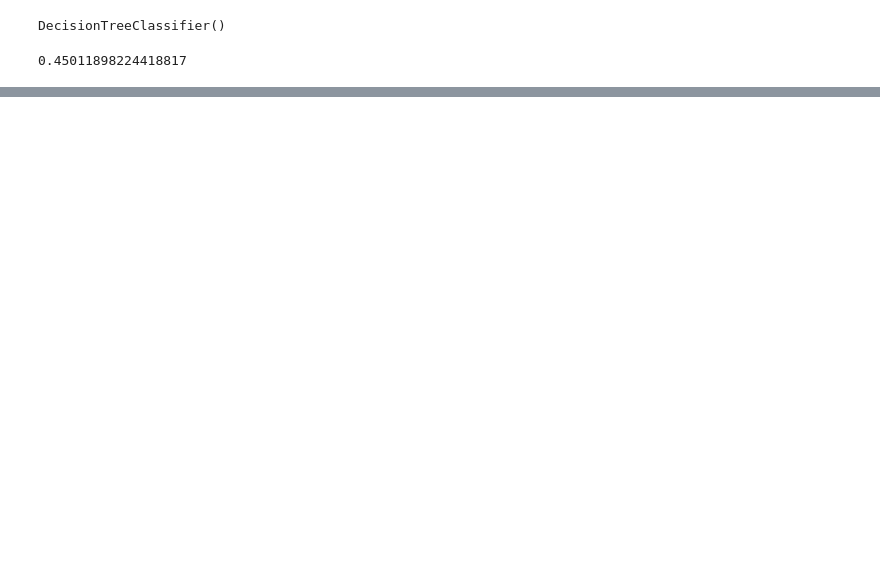
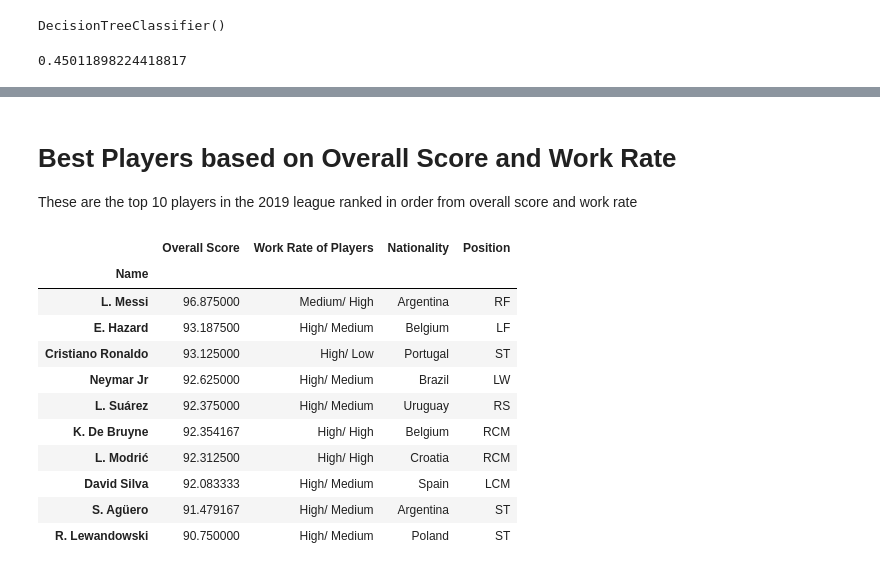
Before and after one commit to SsanyaS14/Fifa, a Jupyter notebook: Models/Models.ipynb, the cells around one changed output, grey strips where cells are left out. Saved outputs shown, nothing was run; the diff lists cells and outputs as text; code cells hidden in the pictures; blank space fills up the shorter version.

```diff
--- a/Models/Models.ipynb
+++ b/Models/Models.ipynb
@@ -357,0 +550,20 @@ model.compile(loss='categorical_crossentropy', metrics=['accuracy'], optimizer='
+# %% [markdown]
+# Best Players based on Overall Score and Work Rate
+These are the top 10 players in the 2019 league ranked in order from overall score and work rate
+# %%
+best_player = df.sort_values(['Overall Score', 'Work Rate of Players'], ascending = False)[['Overall Score' , 'Name' , 'Work Rate of Players' , 'Nationality' , 'Position']].head(10)
+best_player.set_index('Name' , inplace = True)
+best_player
+# %% [output]
+|  | Overall Score | Work Rate of Players | Nationality | Position |
+| Name |  |  |  |  |
+| L. Messi | 96.875000 | Medium/ High | Argentina | RF |
+| E. Hazard | 93.187500 | High/ Medium | Belgium | LF |
+| Cristiano Ronaldo | 93.125000 | High/ Low | Portugal | ST |
+| Neymar Jr | 92.625000 | High/ Medium | Brazil | LW |
+| L. Suárez | 92.375000 | High/ Medium | Uruguay | RS |
+| K. De Bruyne | 92.354167 | High/ High | Belgium | RCM |
+| L. Modrić | 92.312500 | High/ High | Croatia | RCM |
+| David Silva | 92.083333 | High/ Medium | Spain | LCM |
+| S. Agüero | 91.479167 | High/ Medium | Argentina | ST |
+| R. Lewandowski | 90.750000 | High/ Medium | Poland | ST |
```
Also changed, not shown: parts of 29 cells of this notebook, 1 other file.
